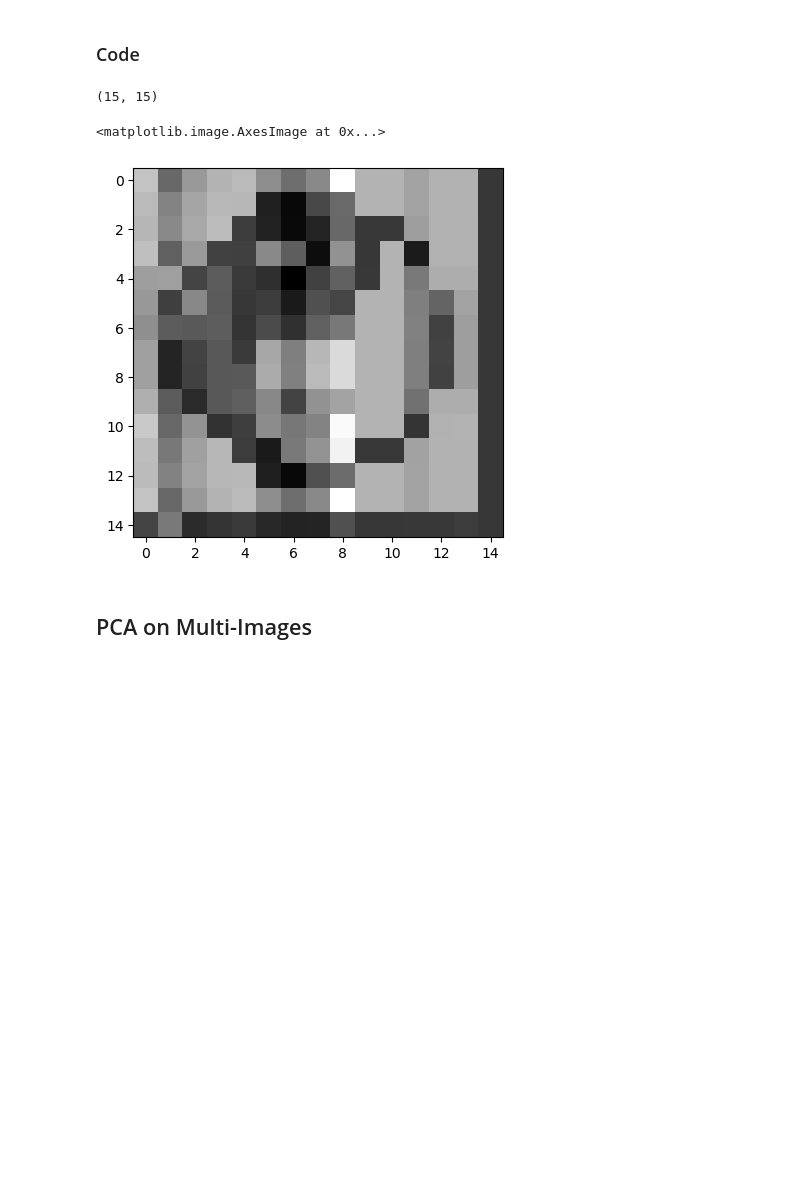
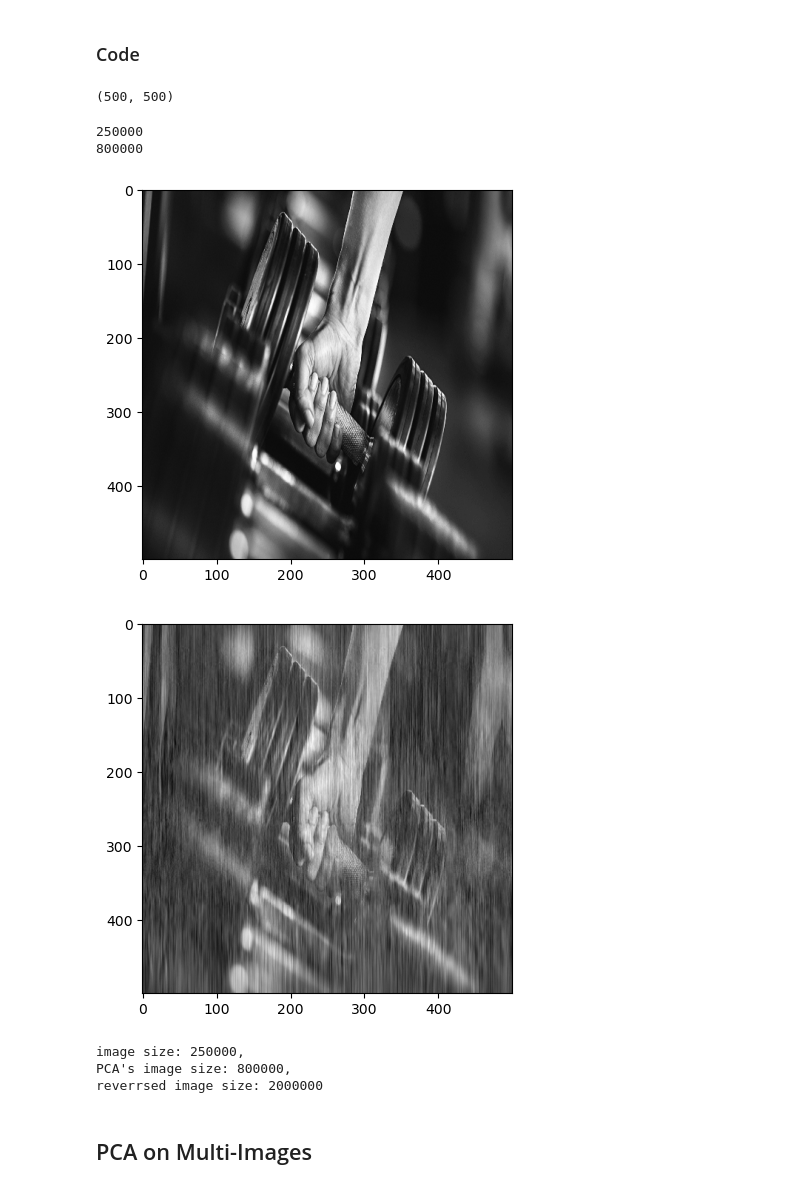
Before and after one commit to MagdiWaleed/assignments, a Jupyter notebook: GAN/PCA.ipynb, the cells around one changed output. Drawn from its saved outputs; the diff is of its cells as text; code cells hidden in the pictures; blank space fills up the shorter version.

```diff
--- a/GAN/PCA.ipynb
+++ b/GAN/PCA.ipynb
@@ -13,19 +13,16 @@ class PCA:
         self.components = None
         self.covariance_matrix = None
         self.mean = None
-        self.sd = None
 
     def normalization(self,image):
         temp = deepcopy(image)
         mean = temp.mean(axis=0)
-        sd= temp.std(axis=0)
         for row in range(len(temp)):
             for column in range(len(temp[row])):
                 value = temp[row][column]
-                value = (value-mean[column])/sd[column]
+                value = value -mean[column]
                 temp[row][column]= value
         self.mean= mean
-        self.sd = sd
         return temp
 
     def calc_covariance(self,vector1,vector2) :
@@ -36,12 +33,12 @@ class PCA:
         vec1 = vec1-vec1_mean
         vec2 = vec2-vec2_mean
         vec2 = vec2.T
-        return (np.dot(vec1,vec2)/len(vec1))
+        return (np.dot(vec1,vec2)/(len(vec1)-1))
 
     def covariance(self,image):
         temp = deepcopy(image)
+        temp = temp.T
         covariance_matrix= np.zeros((len(image[0]),len(image[0])))
-        temp =temp.T
         for component1 in range(len(temp)):
             for component2 in range(len(temp)):
                 variance =self.calc_covariance(temp[component1],temp[component2])
@@ -59,15 +56,21 @@ class PCA:
         self.covariance_matrix = covariance_matrix
 
         eigen_values,eigen_vectors = self.calc_eign(covariance_matrix)
+        eigen_vectors = eigen_vectors.T
         indecis = np.argsort(eigen_values)[::-1]
-        self.components= eigen_vectors[indecis[:self.n_components]]
+        eigen_values =eigen_values[indecis]
+        eigen_vectors = eigen_vectors[indecis]
+
+        self.components= eigen_vectors[:self.n_components]
     def transform(self,image):
-        new_image = np.dot(image,self.components.T)
-        return new_image
+        temp = deepcopy(image)
+        temp = temp - self.mean
+        new_image = np.dot(temp,self.components.T)
+        return np.array(new_image)
 
     def reverse(self,image):
-        revers = np.linalg.pinv(self.components)
-        return np.dot(image,revers.T)
+        result =np.dot(image,self.components)
+        return result+self.mean
 # %% [markdown]
 ## PCA on one gray image
 # %% [markdown]
@@ -75,27 +78,39 @@ class PCA:
 # %%
 def readimage(path):
         img =cv2.imread(path)
-        img = cv2.resize(img,(15,15))
+        img = cv2.resize(img,(500,500))
         img = cv2.cvtColor(img,cv2.COLOR_BGR2GRAY)
         return img
 # %% [markdown]
 ### Code
 # %%
-image = readimage('data/test3.jpg')
+image = readimage('data/test.jpg')
 image.shape
 # %% [output]
-(15, 15)
+(500, 500)
 # %%
-pca = PCA(n_components=12)
+pca = PCA(n_components=200)
 pca.fit(image)
 
 pca_image= pca.transform(image)
+print(image.nbytes)
+print(pca_image.nbytes)
 pca_reverse = pca.reverse(pca_image)
 pca_reverse = np.real(pca_reverse)
+plt.imshow(image,cmap="gray")
+plt.show()
 plt.imshow(pca_reverse,cmap="gray")
+plt.show()
+
+print("image size: {}, \nPCA's image size: {}, \nreverrsed image size: {}".format(image.nbytes, pca_image.nbytes, pca_reverse.nbytes))
 # %% [output]
-<matplotlib.image.AxesImage at 0x...>
+250000
+800000
-[figure, old version]
+[figure, new version]
+[figure, added]
+image size: 250000,
+PCA's image size: 800000,
+reverrsed image size: 2000000
 # %% [markdown]
 ## PCA on Multi-Images
 # %% [markdown]
```
Also changed, not shown: parts of 7 cells of this notebook, 1 other file.
